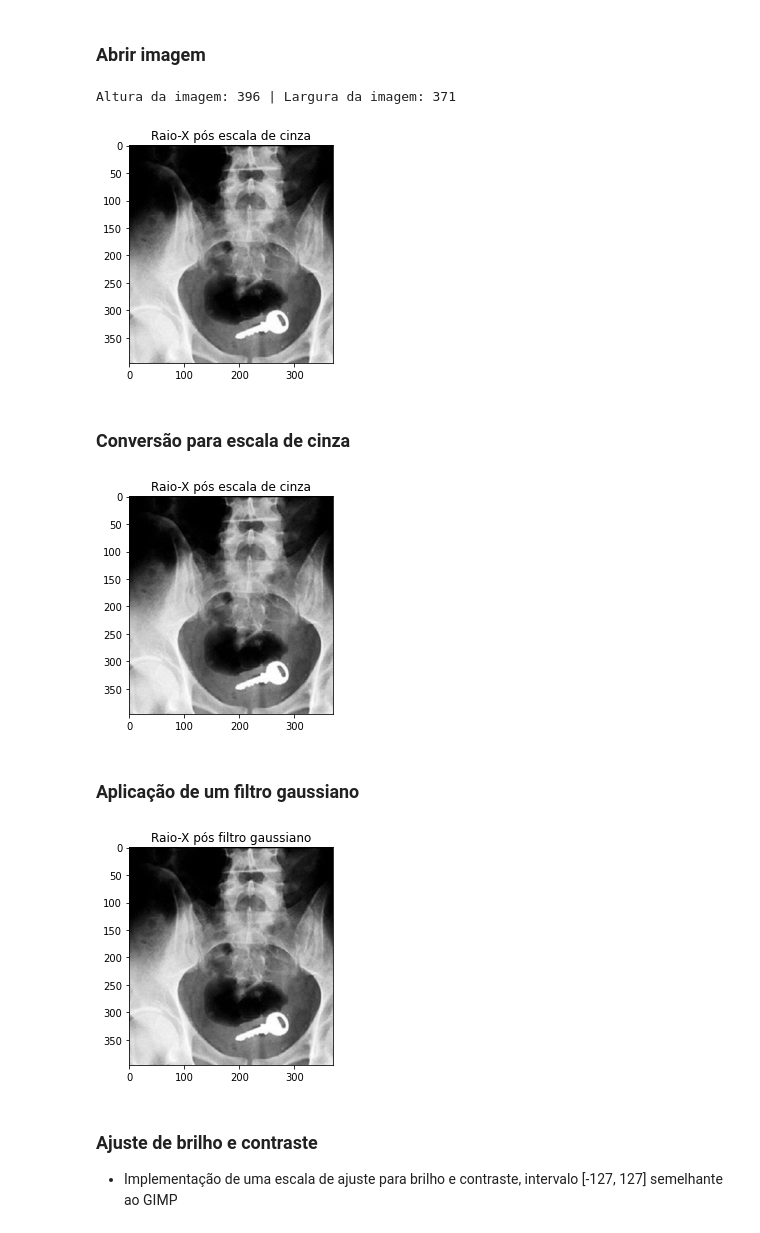
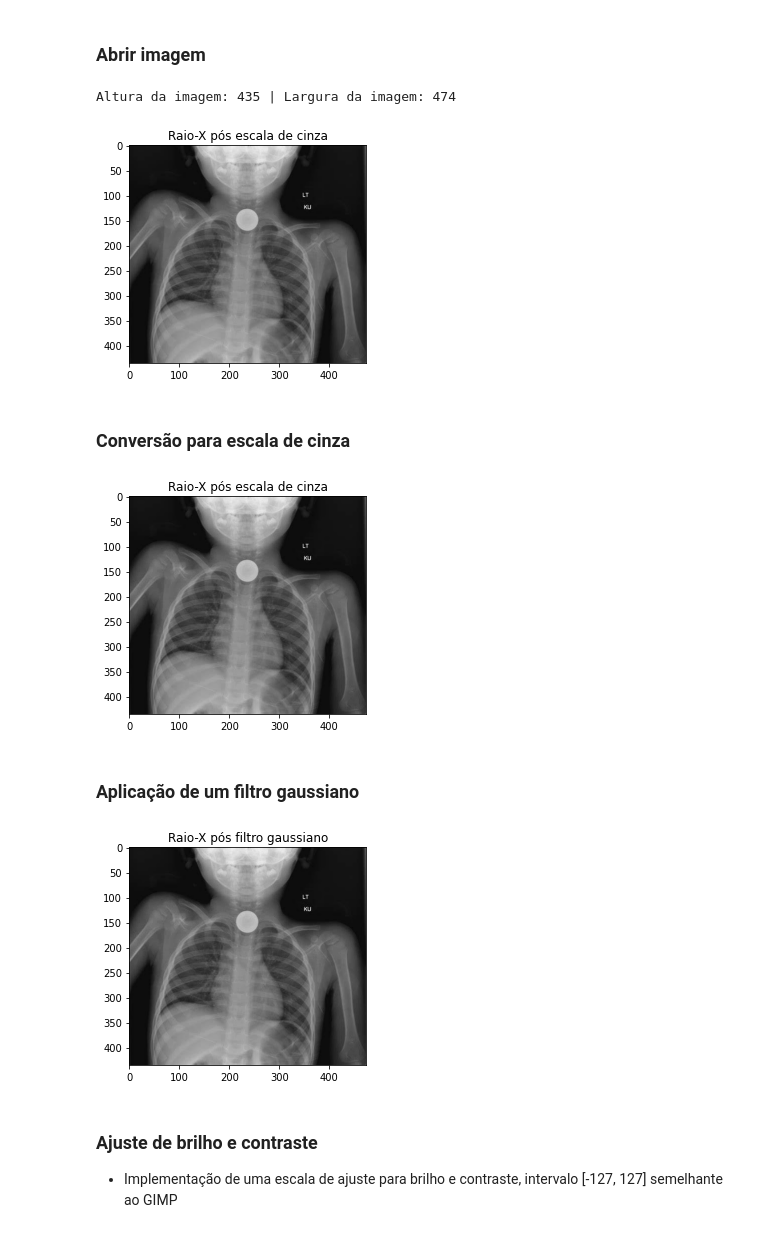
Before and after one commit to Luiz-Cordeiro/Projeto_Processamento_CG, a Jupyter notebook: ProjetoCG.ipynb, the cells around one changed output. Drawn from its saved outputs; the diff is of its cells as text; code cells hidden in the pictures.

```diff
--- a/ProjetoCG.ipynb
+++ b/ProjetoCG.ipynb
@@ -12,29 +12,30 @@ import time as t
 # %%
 ddepth = cv2.CV_16UC1
 scale = 1
 delta = 0
 alpha = 2
 beta = 50
 
 def loadImage(image: str):
 
-    image = cv2.imread("image5.png", cv2.IMREAD_COLOR) ## CHAVE ALTO CONSTRASTE
+    image = cv2.imread(image, cv2.IMREAD_COLOR) ## CHAVE ALTO CONSTRASTE
     #image = cv2.imread("image2.jpg", cv2.IMREAD_COLOR) ## CIRCULO - MOEDA
     #image = cv2.imread("image6.jpg", cv2.IMREAD_COLOR) ## Linha fina - sobel
     #image = cv2.imread("image7.jfif", cv2.IMREAD_COLOR) ##CIRCULAR
     #image = cv2.imread("image10.jpg", cv2.IMREAD_COLOR) ## Linha - sobel
     #image = cv2.imread("image11.png", cv2.IMREAD_COLOR) ## Linha - sobel
+    #image = cv2.imread("image12.jpeg", cv2.IMREAD_COLOR) ## Linha - sobel
     (height, width) = image.shape[:2]
     print("Altura da imagem: {} | Largura da imagem: {}".format(height, width))
     return image
-loadedImage = loadImage("image5.png")
+loadedImage = loadImage("image2.jpg")
 
 plt.imshow(loadedImage)
 plt.title("Raio-X pós escala de cinza")
 plt.show()
 # %% [output]
-Altura da imagem: 396 | Largura da imagem: 371
+Altura da imagem: 435 | Largura da imagem: 474
-[figure, old version]
+[figure, new version]
 # %%
 def teste():
     print("TESTE")
@@ -51,7 +52,7 @@ plt.imshow(grayImage)
 plt.title("Raio-X pós escala de cinza")
 plt.show()
 # %% [output]
-[figure, old version]
+[figure, new version]
 # %% [markdown]
 ### Aplicação de um filtro gaussiano
 # %%
@@ -65,7 +66,7 @@ plt.imshow(imageGauss)
 plt.title('Raio-X pós filtro gaussiano')
 plt.show()
 # %% [output]
-[figure, old version]
+[figure, new version]
 # %% [markdown]
 ### Ajuste de brilho e contraste
 - Implementação de uma escala de ajuste para brilho e contraste, intervalo [-127, 127] semelhante ao GIMP
```
Also changed, not shown: parts of 8 cells of this notebook, 2 other files.
